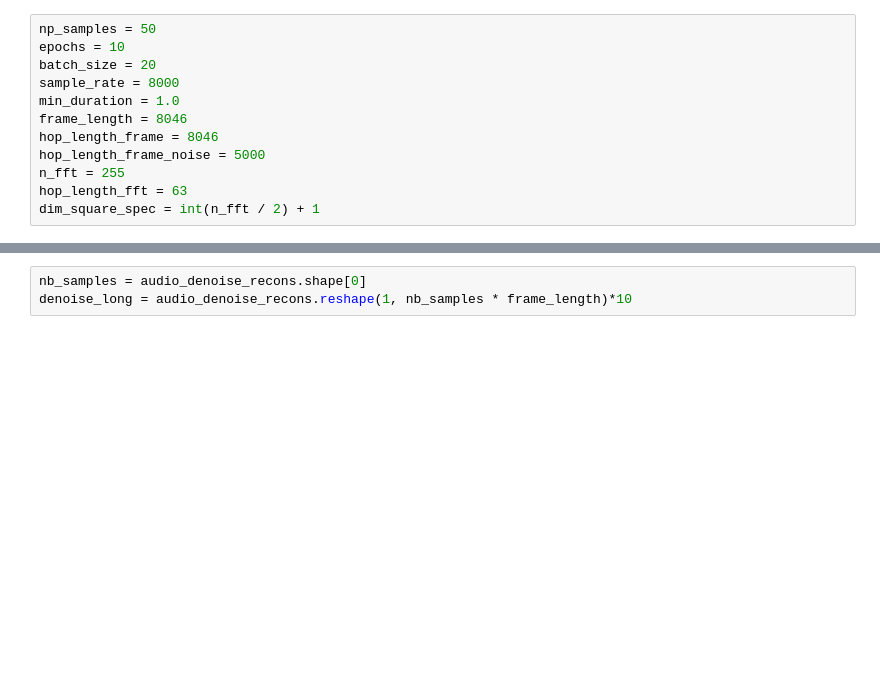
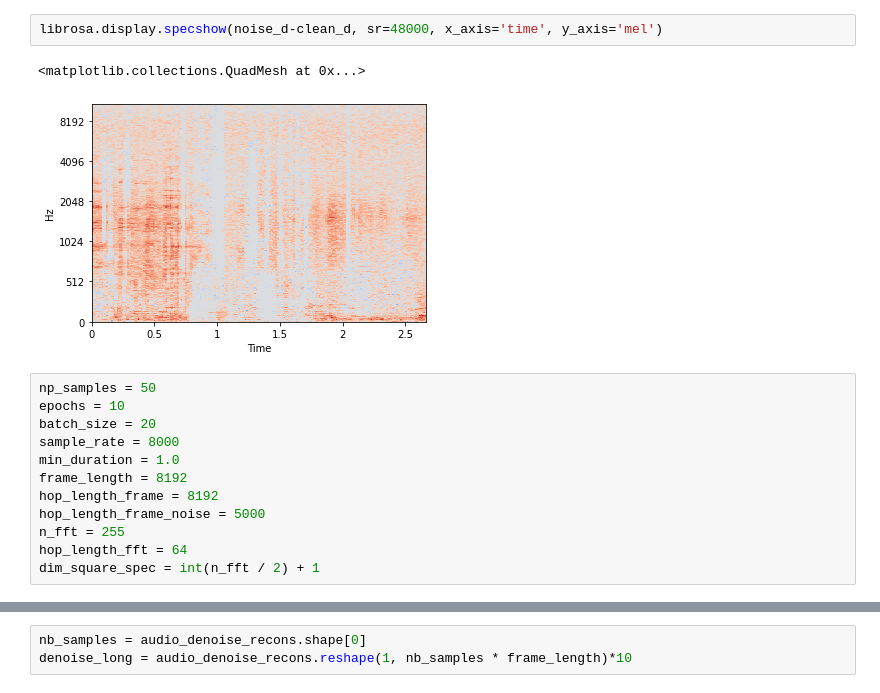
Before and after one commit to baaj2109/speech_denoise_frequency_version, a Jupyter notebook: speech_denoise_frequency.ipynb, the cells around one changed output, grey strips where cells are left out. Cells and saved outputs as stored; diff of their text form; blank space fills up the shorter version.

```diff
--- a/speech_denoise_frequency.ipynb
+++ b/speech_denoise_frequency.ipynb
@@ -36,14 +81,19 @@ noise wave : (104830,), sr: 48000
+# %%
+librosa.display.specshow(noise_d-clean_d, sr=48000, x_axis='time', y_axis='mel')
+# %% [output]
+<matplotlib.collections.QuadMesh at 0x...>
+[figure, added]
 # %%
 np_samples = 50
 epochs = 10
 batch_size = 20
 sample_rate = 8000
 min_duration = 1.0
-frame_length = 8046
-hop_length_frame = 8046
+frame_length = 8192
+hop_length_frame = 8192
 hop_length_frame_noise = 5000
 n_fft = 255
-hop_length_fft = 63
+hop_length_fft = 64
 dim_square_spec = int(n_fft / 2) + 1
 # %%
 def audio_to_audio_frame_stack(sound_data, frame_length, hop_length_frame):
```
Also changed, not shown: parts of 34 cells of this notebook, 18 other files.
